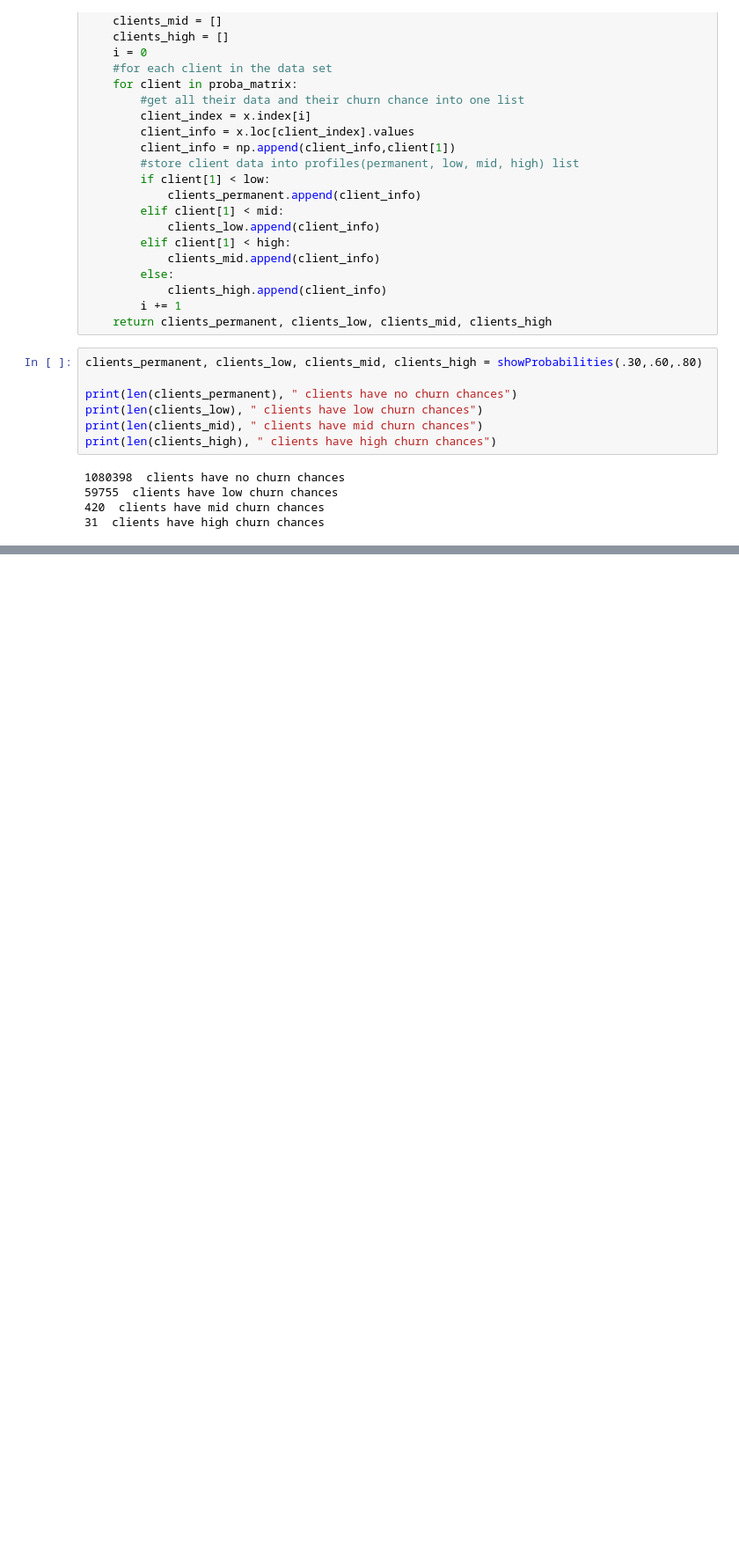
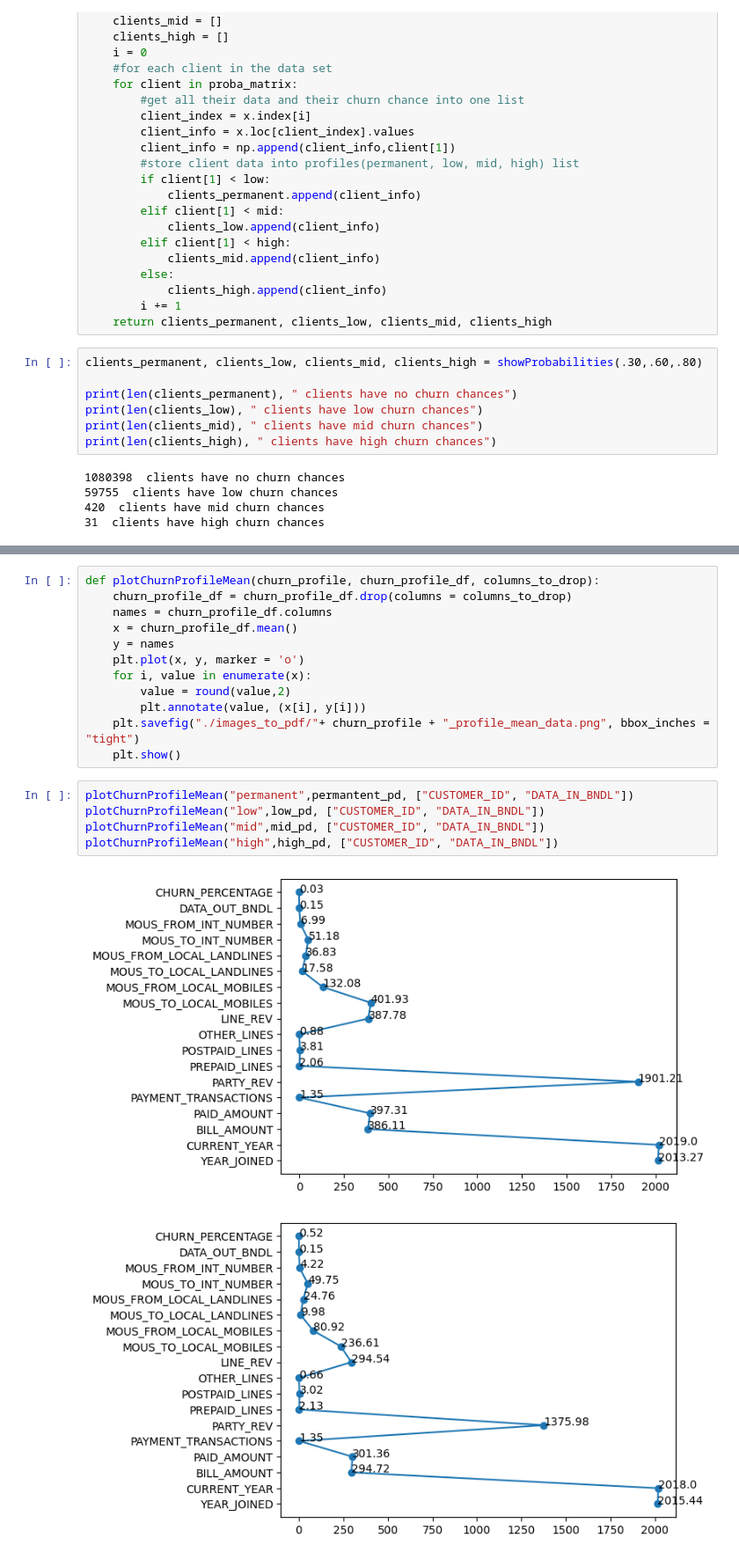
Before and after one commit to new-superuser-alt9193/DeepLearning, a Jupyter notebook: crisp_dm/modeling/randomforest.ipynb, the cells around one changed output, grey strips where cells are left out. Shown at 88% size. Saved outputs shown, nothing was run; the diff lists cells and outputs as text; blank space fills up the shorter version.

```diff
--- a/crisp_dm/modeling/randomforest.ipynb
+++ b/crisp_dm/modeling/randomforest.ipynb
@@ -154,0 +169,20 @@ Bill amount for clients with high churn chances:  555.6444588857289
+# %%
+def plotChurnProfileMean(churn_profile, churn_profile_df, columns_to_drop):
+    churn_profile_df = churn_profile_df.drop(columns = columns_to_drop)
+    names = churn_profile_df.columns
+    x = churn_profile_df.mean()
+    y = names
+    plt.plot(x, y, marker = 'o')
+    for i, value in enumerate(x):
+        value = round(value,2)
+        plt.annotate(value, (x[i], y[i]))
+    plt.savefig("./images_to_pdf/"+ churn_profile + "_profile_mean_data.png", bbox_inches = "tight")
+    plt.show()
+# %%
+plotChurnProfileMean("permanent",permantent_pd, ["CUSTOMER_ID", "DATA_IN_BNDL"])
+plotChurnProfileMean("low",low_pd, ["CUSTOMER_ID", "DATA_IN_BNDL"])
+plotChurnProfileMean("mid",mid_pd, ["CUSTOMER_ID", "DATA_IN_BNDL"])
+plotChurnProfileMean("high",high_pd, ["CUSTOMER_ID", "DATA_IN_BNDL"])
+# %% [output]
+[figure, added]
+[figure, added]
```
Also changed, not shown: parts of 19 cells of this notebook, 12 other files.
